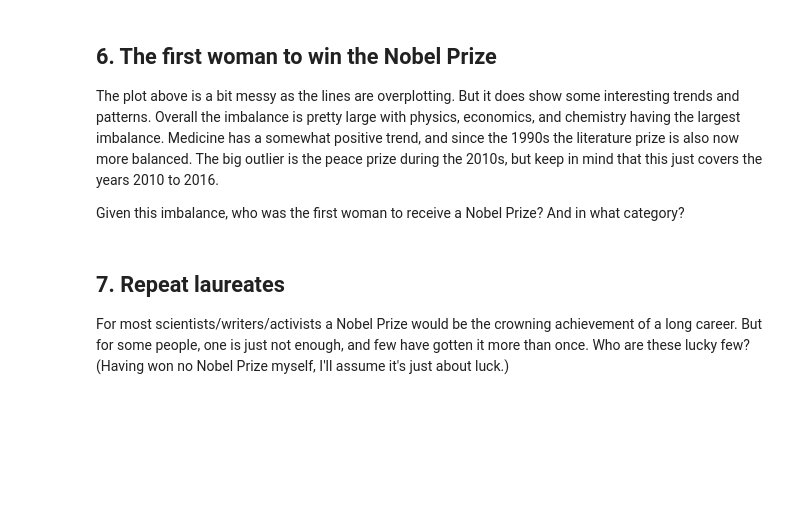
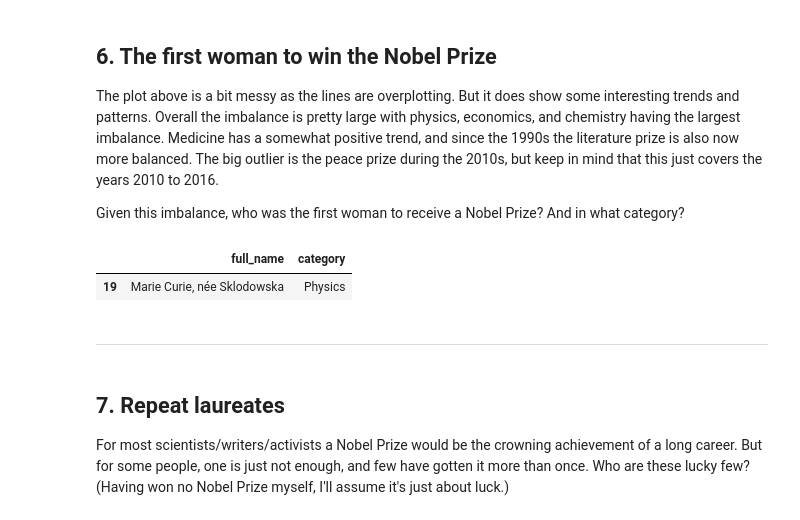
Before and after one commit to ThapeloMarakalla/A-Visual-History-of-Nobel-Prize-Winners, a Jupyter notebook: code/nobelprizewinners.ipynb, the cells around one changed output. Cells and saved outputs as stored; diff of their text form; code cells hidden in the pictures; blank space fills up the shorter version.

```diff
--- a/code/nobelprizewinners.ipynb
+++ b/code/nobelprizewinners.ipynb
@@ -189,7 +198,12 @@ prop_female_winners = ...
 <p>Given this imbalance, who was the first woman to receive a Nobel Prize? And in what category?</p>
 # %%
 # Picking out the first woman to win a Nobel Prize
-# ... YOUR CODE FOR TASK 6 ...
+nobel[nobel.female_winner == True].sort_values('year')[['full_name', 'category']].head(1)
+# %% [output]
+|  | full_name | category |
+| 19 | Marie Curie, née Sklodowska | Physics |
+# %% [markdown]
+---
 # %% [markdown]
 ## 7. Repeat laureates
 <p>For most scientists/writers/activists a Nobel Prize would be the crowning achievement of a long career. But for some people, one is just not enough, and few have gotten it more than once. Who are these lucky few? (Having won no Nobel Prize myself, I'll assume it's just about luck.)</p>
```
Also changed, not shown: parts of 7 cells of this notebook.
